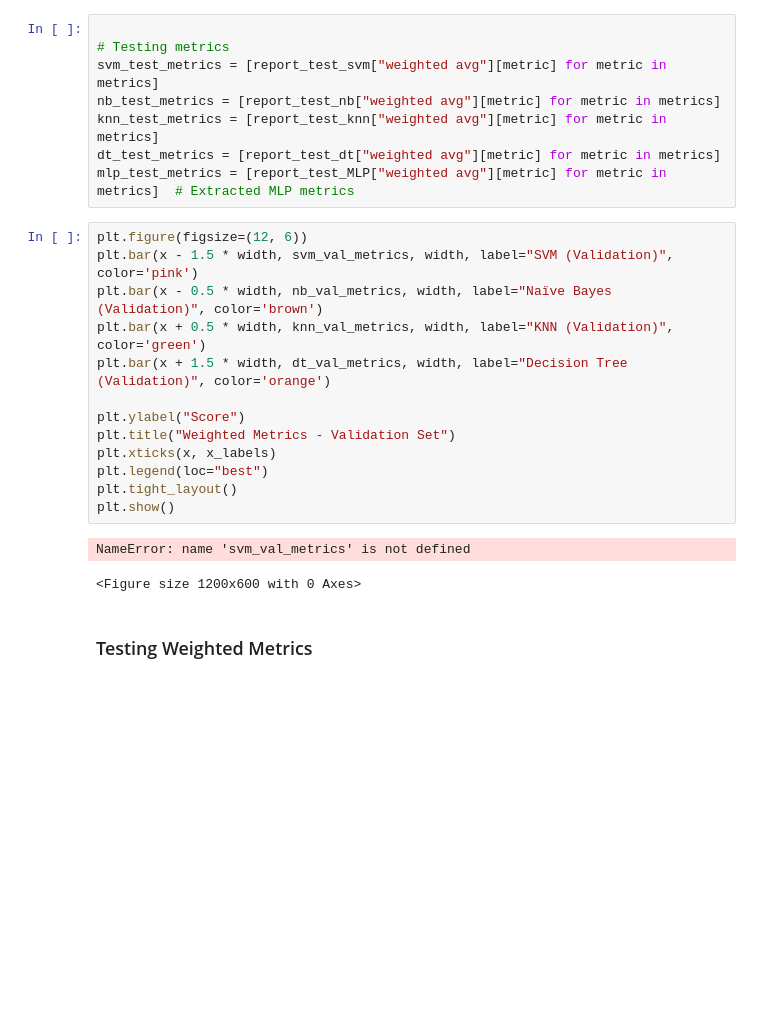
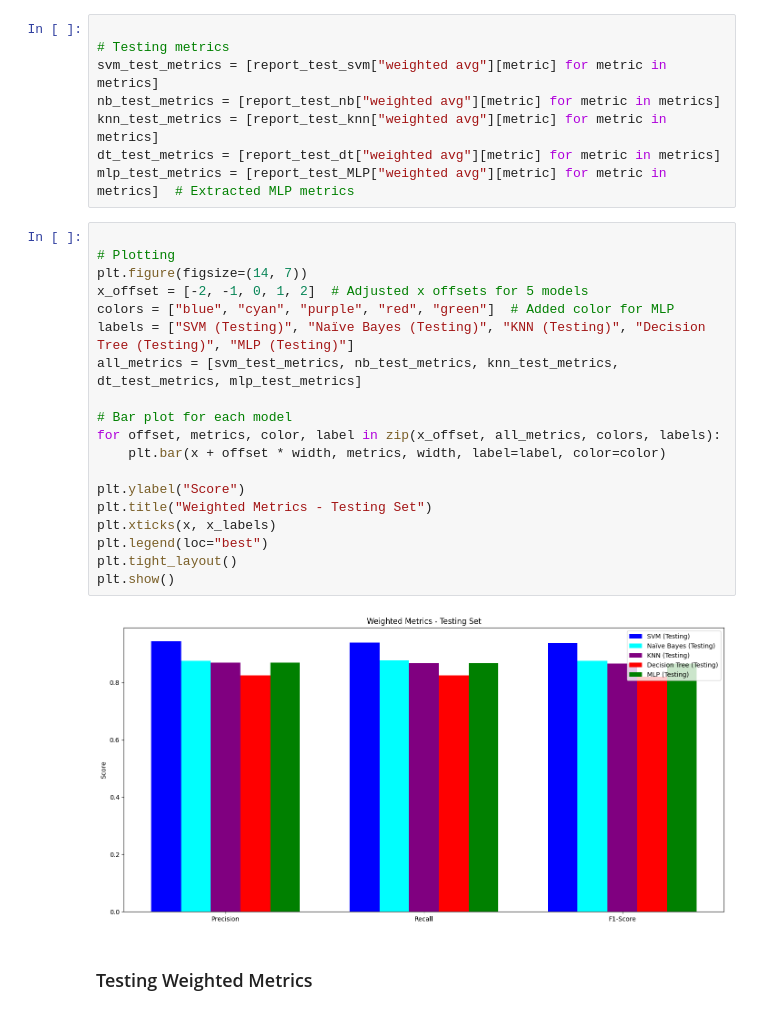
Before and after one commit to Malak0277/Breast-Cancer-Types-Prediction, a Jupyter notebook: Breast_Cancer_Model_Development_2.ipynb, the cells around one changed output. Saved outputs shown, nothing was run; the diff lists cells and outputs as text; blank space fills up the shorter version.

```diff
--- a/Breast_Cancer_Model_Development_2.ipynb
+++ b/Breast_Cancer_Model_Development_2.ipynb
@@ -774,21 +843,26 @@ knn_test_metrics = [report_test_knn["weighted avg"][metric] for metric in metric
 dt_test_metrics = [report_test_dt["weighted avg"][metric] for metric in metrics]
 mlp_test_metrics = [report_test_MLP["weighted avg"][metric] for metric in metrics]  # Extracted MLP metrics
 # %%
-plt.figure(figsize=(12, 6))
-plt.bar(x - 1.5 * width, svm_val_metrics, width, label="SVM (Validation)", color='pink')
-plt.bar(x - 0.5 * width, nb_val_metrics, width, label="Naïve Bayes (Validation)", color='brown')
-plt.bar(x + 0.5 * width, knn_val_metrics, width, label="KNN (Validation)", color='green')
-plt.bar(x + 1.5 * width, dt_val_metrics, width, label="Decision Tree (Validation)", color='orange')
+
+# Plotting
+plt.figure(figsize=(14, 7))
+x_offset = [-2, -1, 0, 1, 2]  # Adjusted x offsets for 5 models
+colors = ["blue", "cyan", "purple", "red", "green"]  # Added color for MLP
+labels = ["SVM (Testing)", "Naïve Bayes (Testing)", "KNN (Testing)", "Decision Tree (Testing)", "MLP (Testing)"]
+all_metrics = [svm_test_metrics, nb_test_metrics, knn_test_metrics, dt_test_metrics, mlp_test_metrics]
+
+# Bar plot for each model
+for offset, metrics, color, label in zip(x_offset, all_metrics, colors, labels):
+    plt.bar(x + offset * width, metrics, width, label=label, color=color)
 
 plt.ylabel("Score")
-plt.title("Weighted Metrics - Validation Set")
+plt.title("Weighted Metrics - Testing Set")
 plt.xticks(x, x_labels)
 plt.legend(loc="best")
 plt.tight_layout()
 plt.show()
 # %% [output]
-NameError: name 'svm_val_metrics' is not defined
-<Figure size 1200x600 with 0 Axes>
+[figure, added]
 # %% [markdown]
 ### Testing Weighted Metrics
 # %%
```
Also changed, not shown: parts of 12 cells of this notebook.
